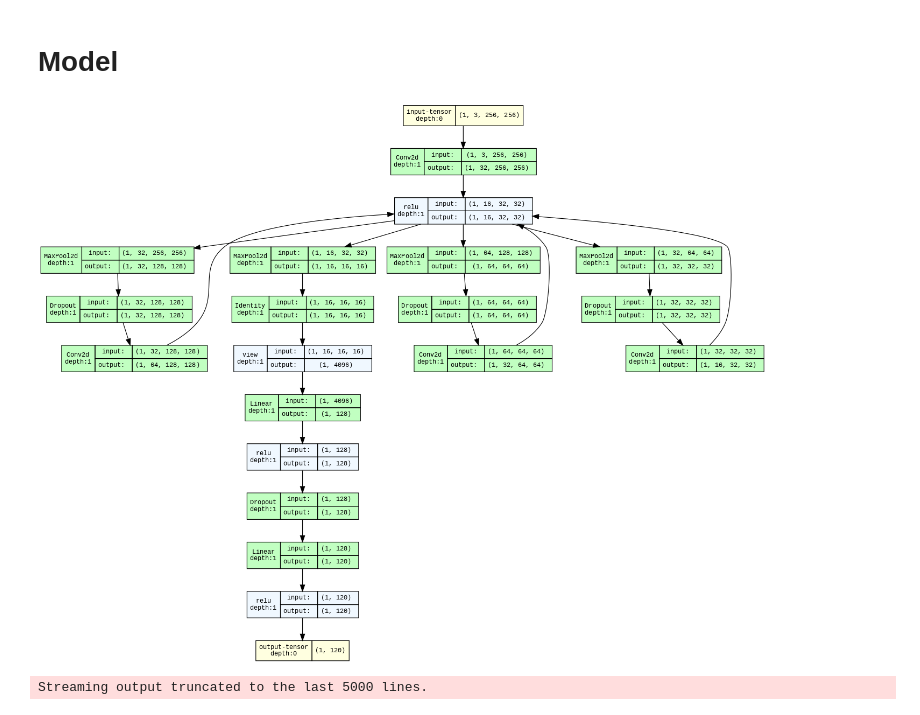
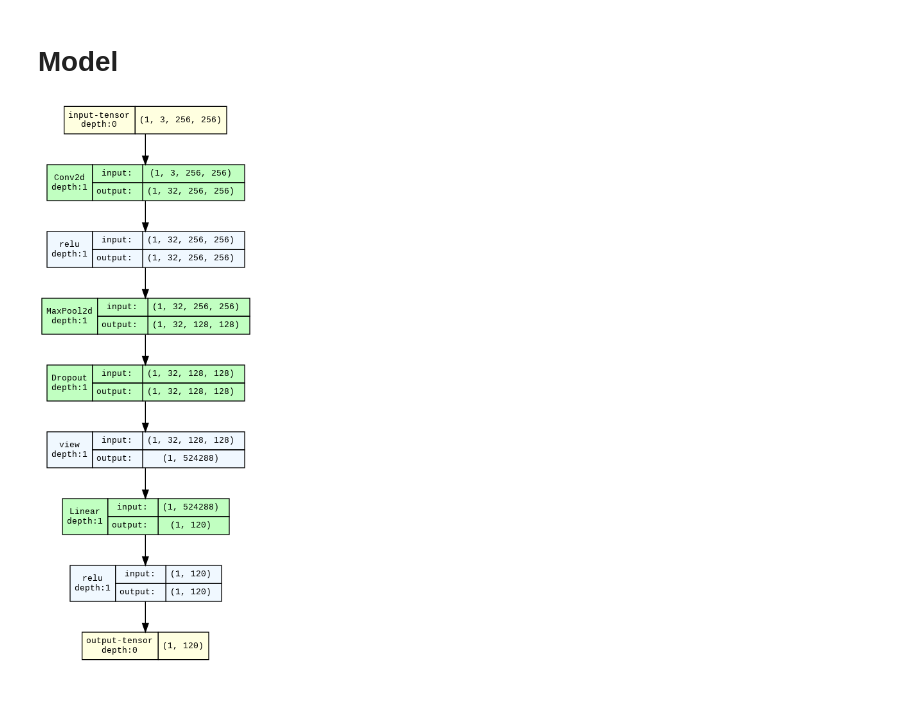
Before and after one commit to amaye15/CanineNet, a Jupyter notebook: code/ModelFromScratch.ipynb, the cells around one changed output. Cells and saved outputs as stored; diff of their text form; code cells hidden in the pictures.

```diff
--- a/code/ModelFromScratch.ipynb
+++ b/code/ModelFromScratch.ipynb
@@ -163,37 +163,38 @@ class CNN(nn.Module):
         flatten_size = last_channels * output_size[0] * output_size[1]
 
         self.fc_layers = nn.ModuleList()
         for out_features in fc_layers:
             self.fc_layers.append(nn.Linear(flatten_size, out_features))
             flatten_size = out_features
 
     def forward(self, x):
         for conv, dropout in zip(self.conv_layers, self.dropouts):
             x = dropout(self.pool_fn(self.activation_fn(conv(x))))
 
         x = x.view(x.size(0), -1)  # Flatten
 
         for i, fc in enumerate(self.fc_layers):
             x = self.activation_fn(fc(x))
             if i < len(self.fc_layers) - 1:
                 x = self.dropouts[i](x)  # Apply corresponding dropout
 
         return x
 
 
 # Model Config
-convLayers = [(3, 32, 3, 1, 1), (32, 64, 3, 1, 1), (64, 32, 3, 1, 1), (32, 16, 3, 1, 1)]
-fcLayers = [128, target_df.shape[0]]
+convLayers = [(3, 32, 3, 1, 1)]
+# [(3, 32, 3, 1, 1), (32, 64, 3, 1, 1), (64, 32, 3, 1, 1), (32, 16, 3, 1, 1)]
+fcLayers = [target_df.shape[0]]
 imageSize = (3, 256, 256)
-dpRates = [0.25, 0.25, 0.5]
+dpRates = [0.1]
 
 # Model
 model = CNN(conv_layers = convLayers, fc_layers = fcLayers, input_size = imageSize, dropout_rates = dpRates)
 
 model_graph = draw_graph(model, input_size=(1, 3, 256, 256), device='meta', roll=True)
 model_graph.visual_graph
 # %% [output]
-[figure, old version]
+[figure, new version]
 # %%
 run = mlflow.start_run()
 
@@ -205,6 +206,7 @@ LEARNING_RATE = 0.001
 BATCH_SIZE = 128
 DEVICE = "cuda" if torch.cuda.is_available() else "cpu"
 TRANSFORM = True
+
 
 # Model
 model = CNN(conv_layers = convLayers, fc_layers = fcLayers, input_size = imageSize, dropout_rates = dpRates)
@@ -221,7 +223,7 @@ mlflow.log_param("epochs", EPOCHS)
 mlflow.log_param("learning_rate", LEARNING_RATE)
 mlflow.log_param("batch_size", BATCH_SIZE)
 mlflow.log_param("image_transformation", TRANSFORM)
-
+mlflow.log_param("layers", len(convLayers))
 
 train_step = 0
 test_step = 0
@@ -246,57 +248,44 @@ for epoch in range(EPOCHS):
       loss = criterion(output, batch["target"].to(DEVICE))
       loss.backward()
       optimizer.step()
-      # train_loss += loss.item()
 
-      # For metrics
-      preds = output.argmax(dim=1)
-      all_train_preds = preds.cpu().numpy()
-      all_train_labels = batch["target"].numpy()
-      # all_train_preds.extend(preds.cpu().numpy())
-      # all_train_labels.extend(batch["target"].numpy())
+      train_step += 1
 
       # Compute training metrics
-      train_accuracy = accuracy_score(all_train_labels, all_train_preds)
-      train_precision, train_recall, train_f1, train_support = precision_recall_fscore_support(all_train_labels, all_train_preds, average='macro', zero_division = 0.0)
+      train_accuracy = accuracy_score(batch["target"].numpy(), output.argmax(dim=1).cpu().numpy())
+      train_precision, train_recall, train_f1, train_support = precision_recall_fscore_support(batch["target"].numpy(),
+                                                                                               output.argmax(dim=1).cpu().numpy(),
+                                                                                               average='macro',
+                                                                                               zero_division = 0.0)
 
       # Log training metrics
       mlflow.log_metrics({'train_loss': loss.item(),
                           'train_accuracy': train_accuracy,
                           'train_precision': train_precision,
                           'train_recall': train_recall,
-                          'train_f1': train_f1,
-                          'train_support': train_support})
+                          'train_f1': train_f1,}, step = train_step)
 
   # Test
   model.eval()
-  # test_loss = 0
-  # all_test_preds = []
-  # all_test_labels = []
   with torch.no_grad():
       for batch in DataLoader(dataset["test"], batch_size=BATCH_SIZE, shuffle=False):
           output = model(batch["image"].float().to(DEVICE))
           loss = criterion(output, batch["target"].to(DEVICE))
-          # test_loss += loss.item()
 
-          # For metrics
-          preds = output.argmax(dim=1)
-          all_test_preds = preds.cpu().numpy()
-          all_test_labels = batch["target"].numpy()
-
-          # all_test_preds.extend(preds.cpu().numpy())
-          # all_test_labels.extend(batch["target"].numpy())
+          test_step += 1
 
           # Compute testing metrics
-          test_accuracy = accuracy_score(all_test_labels, all_test_preds)
-          test_precision, test_recall, test_f1, test_support = precision_recall_fscore_support(all_test_labels, all_test_preds, average='macro', zero_division = 0.0)
-
+          test_accuracy = accuracy_score(batch["target"].numpy(), output.argmax(dim=1).cpu().numpy())
+          test_precision, test_recall, test_f1, test_support = precision_recall_fscore_support(batch["target"].numpy(),
+                                                                                               output.argmax(dim=1).cpu().numpy(),
+                                                                                               average='macro',
+                                                                                               zero_division = 0.0)
           # Log testing metrics
           mlflow.log_metrics({'test_loss': loss.item(),
                               'test_accuracy': test_accuracy,
                               'test_precision': test_precision,
                               'test_recall': test_recall,
-                              'test_f1': test_f1,
-                              'test_support': test_support})
+                              'test_f1': test_f1,}, step = test_step)
 
     # # Log Confusion Matrix as an artifact
     # cm = confusion_matrix(all_test_labels, all_test_preds)
@@ -310,5 +299,3 @@ for epoch in range(EPOCHS):
     # mlflow.log_artifact("confusion_matrix.png")
 
 mlflow.end_run()
-# %% [output]
-Streaming output truncated to the last 5000 lines.
```
Also changed, not shown: parts of 2 cells of this notebook.
